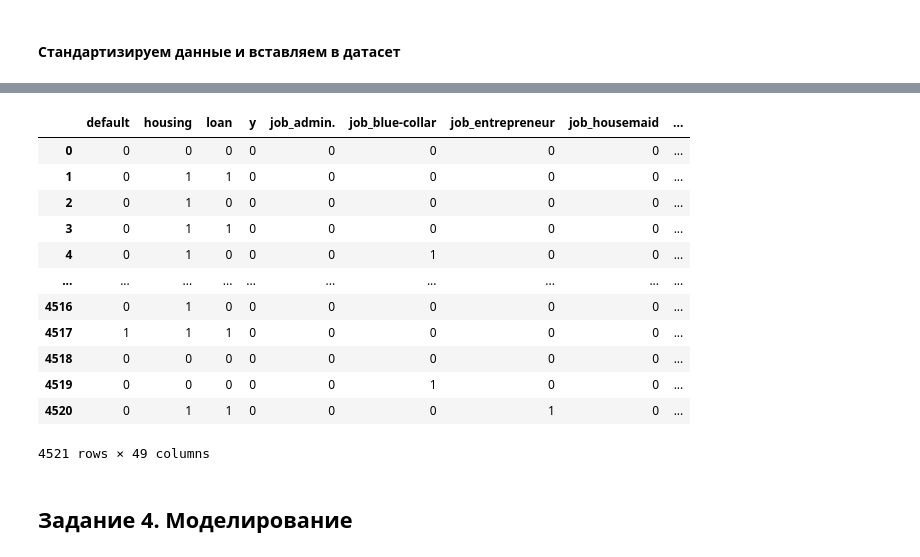
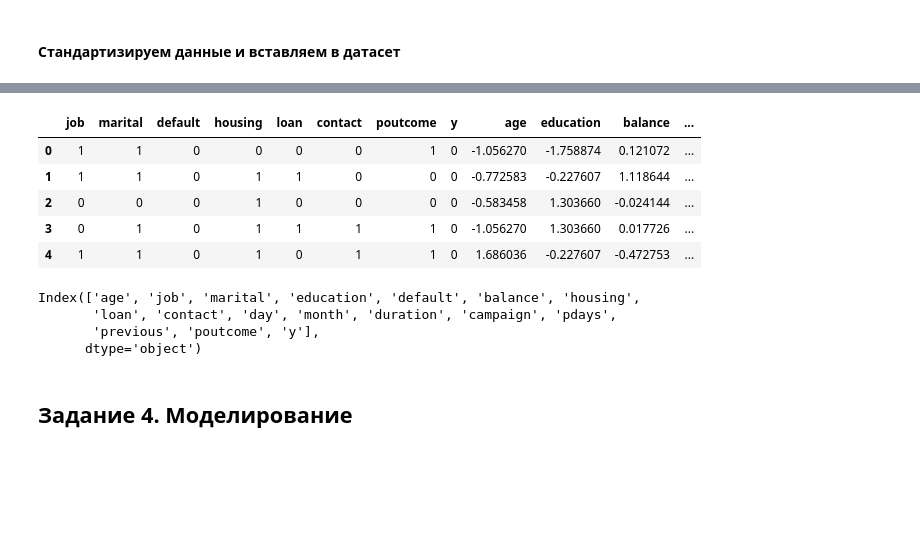
Before and after one commit to ArtemPrianikov/ML4business, a Jupyter notebook: lesson07/hw_07.ipynb, the cells around one changed output, grey strips where cells are left out. Cells and saved outputs as stored; diff of their text form; code cells hidden in the pictures; blank space fills up the shorter version.

```diff
--- a/lesson07/hw_07.ipynb
+++ b/lesson07/hw_07.ipynb
@@ -670,0 +601,4 @@ data
+# %%
+num_cols = ['age', 'education', 'balance', 'day', 'month', 'duration', 'campaign','previous','pdays']
+bin_cols = [col_name for col_name in data.columns if col_name not in num_cols]
+num_cols, bin_cols
@@ -709,19 +626,20 @@ py.iplot(figure)
-# %%
-data
-# %% [output]
-|  | default | housing | loan | y | job_admin. | job_blue-collar | job_entrepreneur | job_housemaid | ... |
-| 0 | 0 | 0 | 0 | 0 | 0 | 0 | 0 | 0 | ... |
-| 1 | 0 | 1 | 1 | 0 | 0 | 0 | 0 | 0 | ... |
-| 2 | 0 | 1 | 0 | 0 | 0 | 0 | 0 | 0 | ... |
-| 3 | 0 | 1 | 1 | 0 | 0 | 0 | 0 | 0 | ... |
-| 4 | 0 | 1 | 0 | 0 | 0 | 1 | 0 | 0 | ... |
-| ... | ... | ... | ... | ... | ... | ... | ... | ... | ... |
-| 4516 | 0 | 1 | 0 | 0 | 0 | 0 | 0 | 0 | ... |
-| 4517 | 1 | 1 | 1 | 0 | 0 | 0 | 0 | 0 | ... |
-| 4518 | 0 | 0 | 0 | 0 | 0 | 0 | 0 | 0 | ... |
-| 4519 | 0 | 0 | 0 | 0 | 0 | 1 | 0 | 0 | ... |
-| 4520 | 0 | 1 | 1 | 0 | 0 | 0 | 1 | 0 | ... |
-4521 rows × 49 columns
+# %%
+df2.head(5)
+# %% [output]
+|  | job | marital | default | housing | loan | contact | poutcome | y | age | education | balance | ... |
+| 0 | 1 | 1 | 0 | 0 | 0 | 0 | 1 | 0 | -1.056270 | -1.758874 | 0.121072 | ... |
+| 1 | 1 | 1 | 0 | 1 | 1 | 0 | 0 | 0 | -0.772583 | -0.227607 | 1.118644 | ... |
+| 2 | 0 | 0 | 0 | 1 | 0 | 0 | 0 | 0 | -0.583458 | 1.303660 | -0.024144 | ... |
+| 3 | 0 | 1 | 0 | 1 | 1 | 1 | 1 | 0 | -1.056270 | 1.303660 | 0.017726 | ... |
+| 4 | 1 | 1 | 0 | 1 | 0 | 1 | 1 | 0 | 1.686036 | -0.227607 | -0.472753 | ... |
+# %%
+orig_columns = data.columns
+orig_columns
+# %% [output]
+Index(['age', 'job', 'marital', 'education', 'default', 'balance', 'housing',
+       'loan', 'contact', 'day', 'month', 'duration', 'campaign', 'pdays',
+       'previous', 'poutcome', 'y'],
+      dtype='object')
 # %% [markdown]
 ## Задание 4. Моделирование <a class='anchor' id ='task04'></a>
 # %%
```
Also changed, not shown: parts of 58 cells of this notebook.
